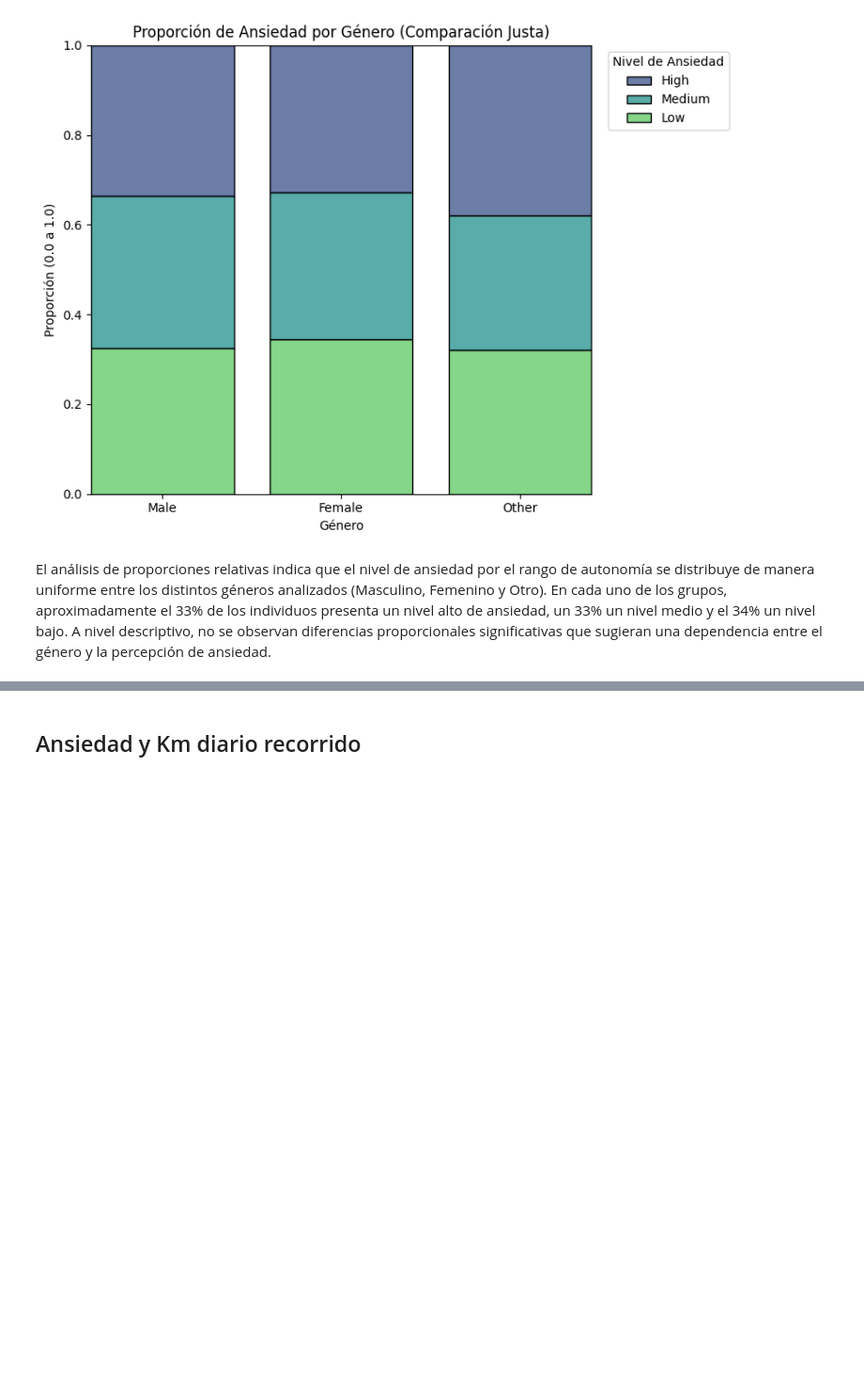
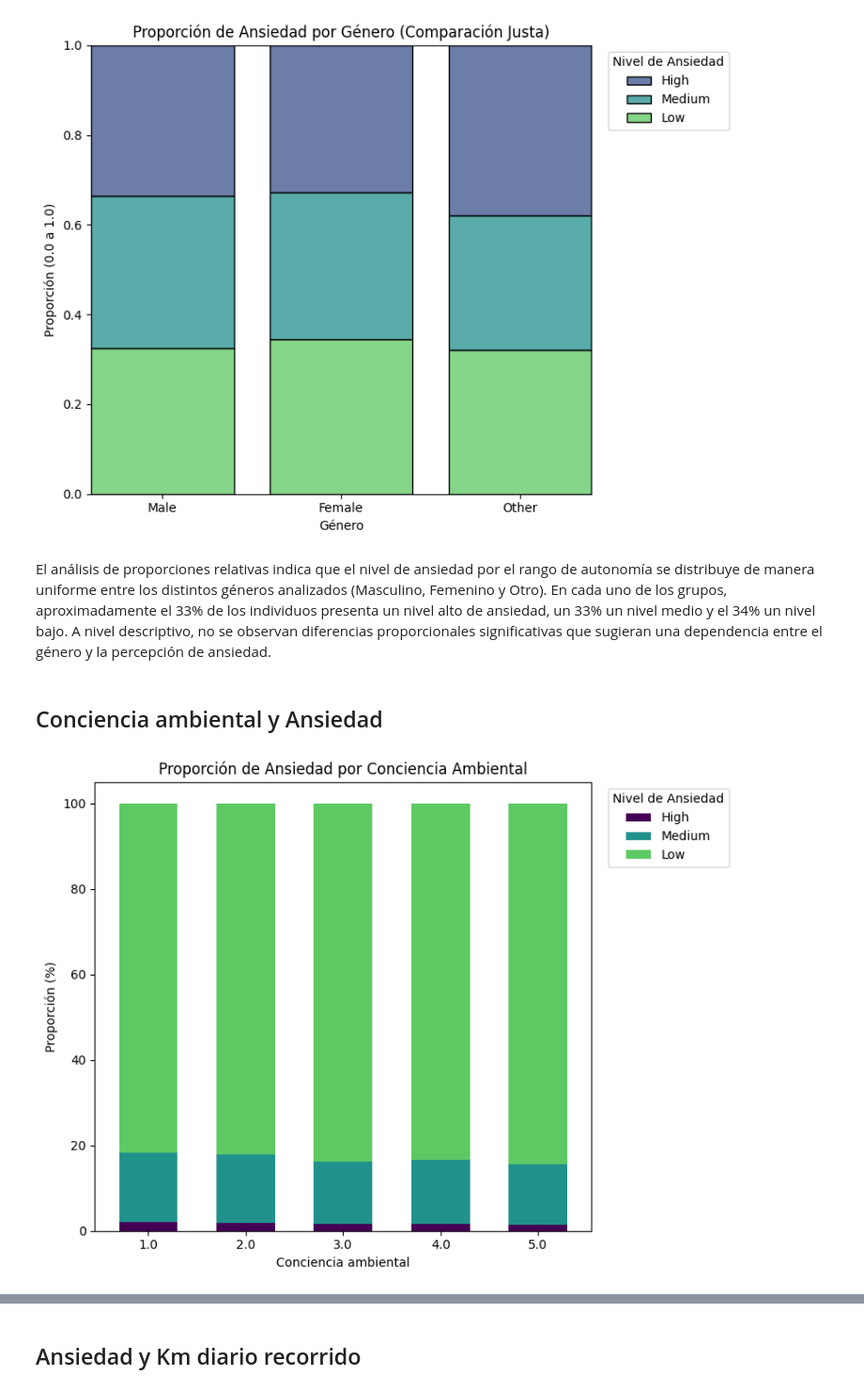
Before and after one commit to joshepgamboave-crypto/DATASET-IA, a Jupyter notebook: noteboock.ipynb, the cells around one changed output, grey strips where cells are left out. Shown at 94% size. Cells and saved outputs as stored; diff of their text form; code cells hidden in the pictures; blank space fills up the shorter version.

```diff
--- a/noteboock.ipynb
+++ b/noteboock.ipynb
@@ -280,3 +284,44 @@ plt.show()
 [figure]
 # %% [markdown]
 El análisis de proporciones relativas indica que el nivel de ansiedad por el rango de autonomía se distribuye de manera uniforme entre los distintos géneros analizados (Masculino, Femenino y Otro). En cada uno de los grupos, aproximadamente el 33% de los individuos presenta un nivel alto de ansiedad, un 33% un nivel medio y el 34% un nivel bajo. A nivel descriptivo, no se observan diferencias proporcionales significativas que sugieran una dependencia entre el género y la percepción de ansiedad.
+# %% [markdown]
+## Conciencia ambiental y Ansiedad
+# %%
+import matplotlib.pyplot as plt
+import pandas as pd
+
+df = pd.read_csv("./datos/EV_Adoption_and_Range_Anxiety_Dataset.csv")
+
+fig, ax = plt.subplots(figsize=(8, 6))
+
+tabla_proporciones = pd.crosstab(
+    df["Environmental_Concern_Level"],
+    df["Range_Anxiety_Level"],
+    normalize="index"
+) * 100
+
+tabla_proporciones = tabla_proporciones[["High", "Medium", "Low"]]
+
+tabla_proporciones.plot(
+    kind="bar",
+    stacked=True,
+    color=["#440154", "#21918c", "#5dc963"],
+    width=0.6,
+    ax=ax
+)
+
+plt.legend(
+    title="Nivel de Ansiedad",
+    loc="upper left",
+    bbox_to_anchor=(1.02, 1)
+)
+
+plt.title("Proporción de Ansiedad por Conciencia Ambiental")
+plt.xlabel("Conciencia ambiental")
+plt.ylabel("Proporción (%)")
+plt.xticks(rotation=0)
+
+plt.tight_layout()
+plt.show()
+# %% [output]
+[figure, added]
```
Also changed, not shown: parts of 16 cells of this notebook, 1 other file.
